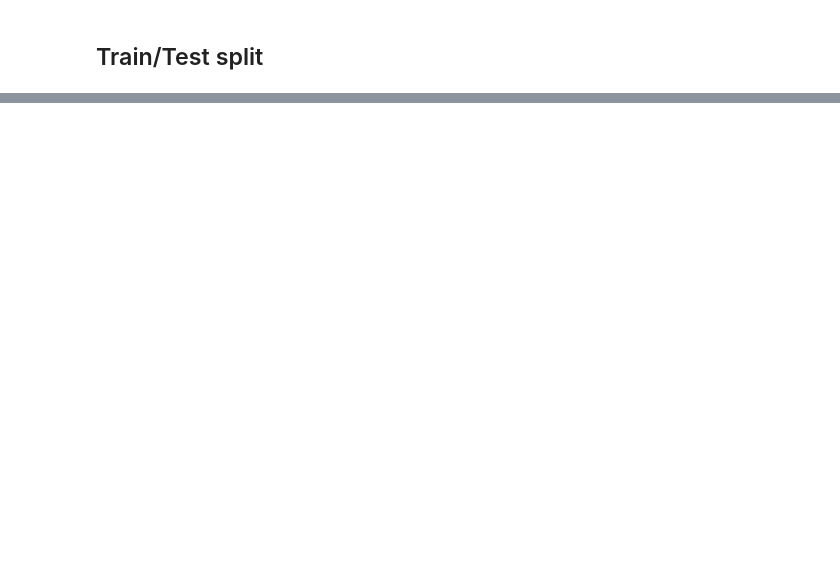
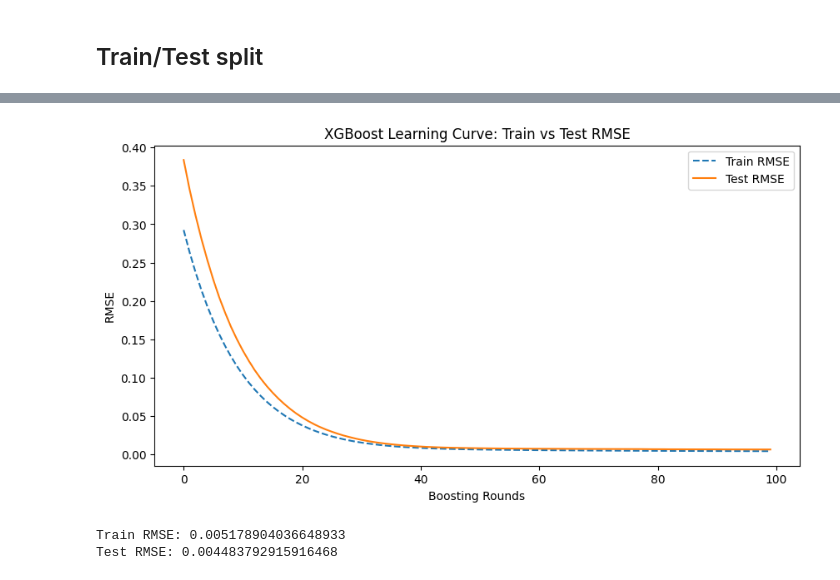
Before and after one commit to apmalinsky/AAI-530-IoT-FinalProject, a Jupyter notebook: notebooks/continuous-pred.ipynb, the cells around one changed output, grey strips where cells are left out. Drawn from its saved outputs; the diff is of its cells as text; code cells hidden in the pictures; blank space fills up the shorter version.

```diff
--- a/notebooks/continuous-pred.ipynb
+++ b/notebooks/continuous-pred.ipynb
@@ -94 +81,22 @@ X_train.shape, X_test.shape, y_train.shape, y_test.shape
+# %%
+# Features selected based on correlation analysis in eda-data-clean.ipynb notebook and engineered features
+features = [
+    'S1_Light', 'S1_Sound', 'S2_Sound', 'S3_Sound', 'S4_Sound',
+    'S5_CO2', 'S5_CO2_Slope', 'S6_PIR', 'S7_PIR', 'Room_Occupancy_Count',
+    'S1_Temp_lag_1', 'S1_Temp_lag_2', 'S1_Temp_lag_3', 'S1_Temp_lag_4', 'S1_Temp_lag_5',
+    'S1_Temp_rolling_mean_5', 'S1_Temp_rolling_std_5', 'S1_Temp_diff_1'
+]
+
+target = 'S1_Temp'
+
+# Using the second half of group 1 as testing data because it has a good distribution of occupancy counts
+# Training data will include the first half of group 1, all of group 2+3
+group_1_data = ro_data[ro_data['group'] == 1]
+split_index = len(group_1_data) // 2
+
+train_data = pd.concat([ro_data[ro_data['group'] != 1], group_1_data.iloc[:split_index]])
+test_data = group_1_data.iloc[split_index:]
+
+X_train, y_train = train_data[features], train_data[target]
+X_test, y_test = test_data[features], test_data[target]
 # %% [markdown]
@@ -193,0 +194,6 @@ Epoch 7/50
+# %%
+check_for_overfitting(xgb_model, X_train, X_test, y_train, y_test)
+# %% [output]
+[figure, added]
+Train RMSE: 0.005178904036648933
+Test RMSE: 0.004483792915916468
```
Also changed, not shown: parts of 15 cells of this notebook.
